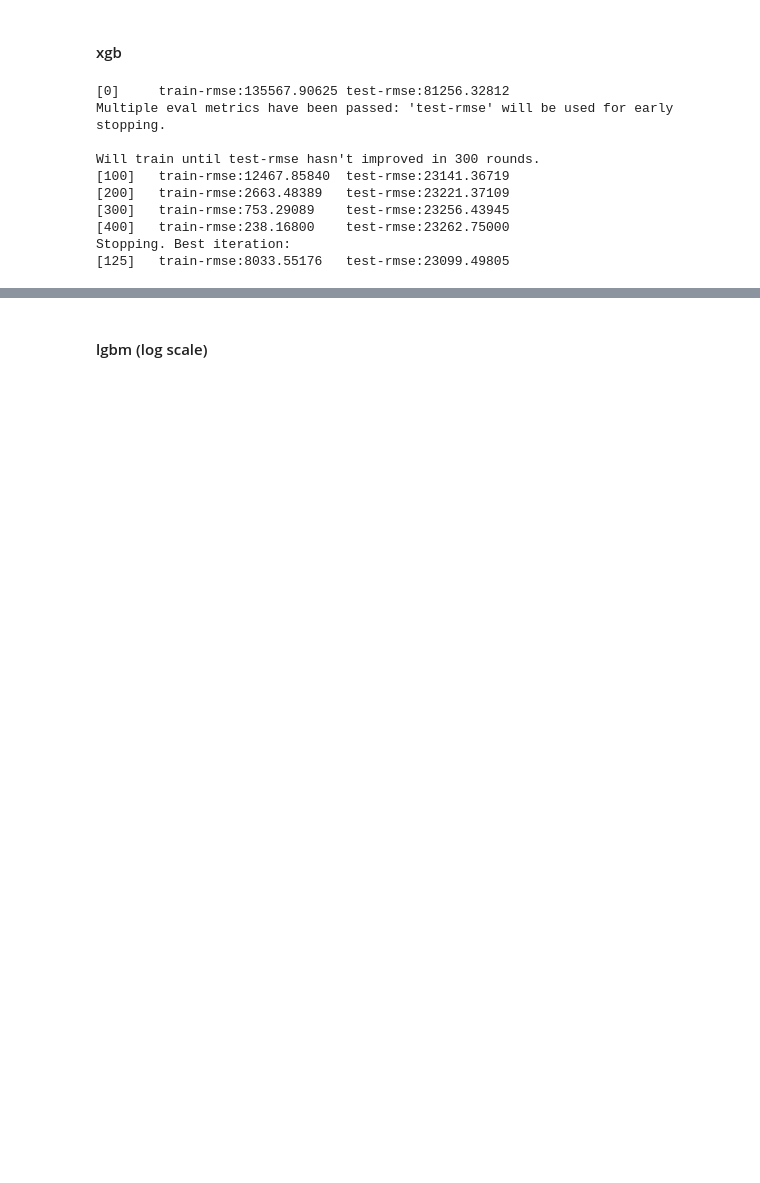
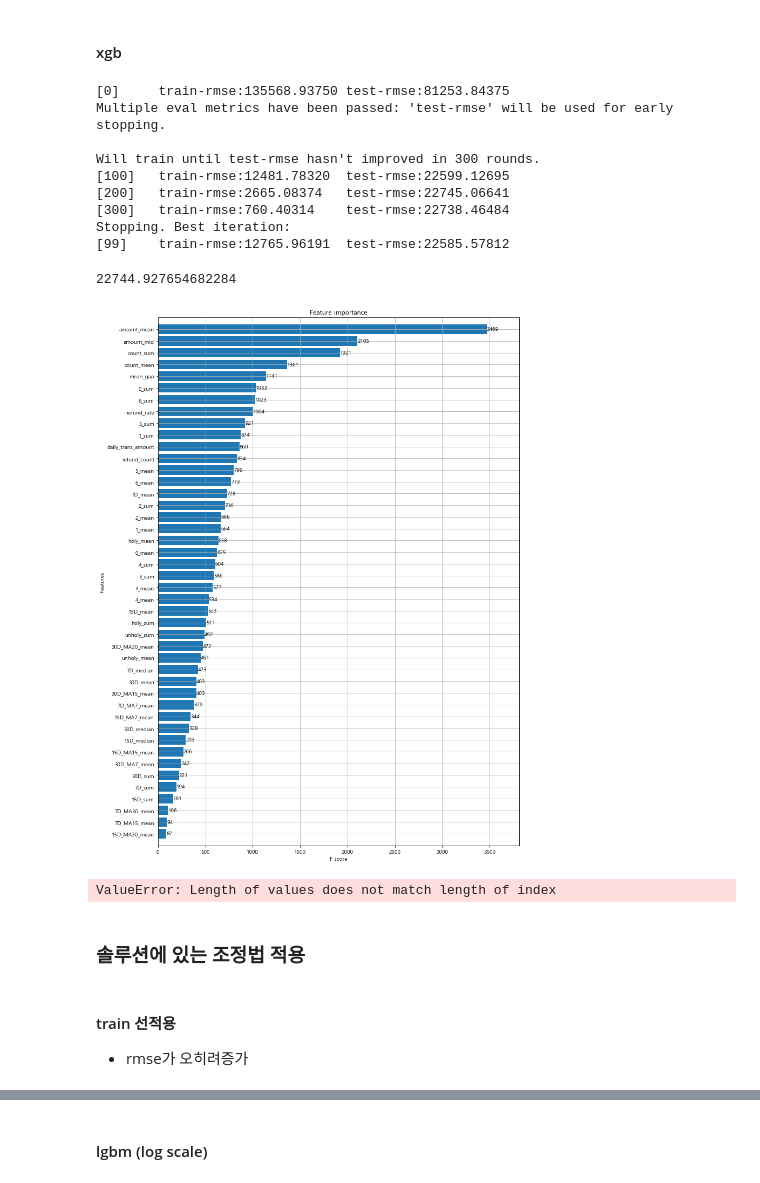
Before and after one commit to bbiyongel/Dacon_funda, a Jupyter notebook: 2nd round.ipynb, the cells around one changed output, grey strips where cells are left out. Saved outputs shown, nothing was run; the diff lists cells and outputs as text; code cells hidden in the pictures; blank space fills up the shorter version.

```diff
--- a/2nd round.ipynb
+++ b/2nd round.ipynb
@@ -100,6 +86,19 @@ def reform_data(df, isTrain = True):
     최초 거래일자부터의 데이터를 결합. 마지막 100일의 거래금액은 y로 변환
 
     all_dates는 train,test의 날짜를 결합해놓은 데이터
+
+    추가되는 feature
+    amount_mean, amount_mid : 전체 거래금액 평균 및 중앙값
+    count_sum, count_mean : 전체 거래횟수 및 평균 거래횟수
+    refund_count, refund_rate : 전체 환불횟수 및 환불비율
+    daily_trans_amount : 일별 평균 거래금액
+    mean_gap : 다음날짜까지의 거래기간의 평균
+    0~6_sum, 0~6_mean : 요일별 전체 거래금액 및 평균 거래금액
+    unholy, holy_mean, sum : 평일/주말 평균 거래 금액 및 전체 거래금액
+    7D,15D,30D_sum, median, mean : 마지막 날짜에서 7,15,30일간 거래금액
+    7,15,30D_MA7_mean : 마지막 날짜에서 7,15,30일간 7일간 이동평균
+    7,15,30D_MA15_mean : 마지막 날짜에서 7,15,30일간 15일간 이동평균
+    7,15,30D_MA30_mean : 마지막 날짜에서 7,15,30일간 30일간 이동평균
 
     Parameters
     ---------
@@ -210,16 +209,16 @@ def reform_data(df, isTrain = True):
         feat['30D_sum'] = store_x.last('30D').amount_sum.sum()
 
         feat['7D_MA7_mean'] = store_x.last('7D').MA7.mean()
+        feat['15D_MA7_mean'] = store_x.last('15D').MA7.mean()
+        feat['30D_MA7_mean'] = store_x.last('30D').MA7.mean()
+
+        feat['7D_MA15_mean'] = store_x.last('7D').MA15.mean()
         feat['15D_MA15_mean'] = store_x.last('15D').MA15.mean()
+        feat['30D_MA15_mean'] = store_x.last('30D').MA15.mean()
+
+        feat['7D_MA30_mean'] = store_x.last('7D').MA30.mean()
+        feat['15D_MA30_mean'] = store_x.last('15D').MA30.mean()
         feat['30D_MA30_mean'] = store_x.last('30D').MA30.mean()
-
-        feat['7D_MA7_median'] = store_x.last('7D').MA7.median()
-        feat['15D_MA15_median'] = store_x.last('15D').MA15.median()
-        feat['30D_MA30_median'] = store_x.last('30D').MA30.median()
-
-        feat['7D_MA7_sum'] = store_x.last('7D').MA7.sum()
-        feat['15D_MA15_sum'] = store_x.last('15D').MA15.sum()
-        feat['30D_MA30_sum'] = store_x.last('30D').MA30.sum()
 
         fin_ls.append(feat)
 
@@ -329,19 +330,27 @@ def XGB_regressor(train_X, train_y, test_X, test_y, metric, feature_name = None,
 # %%
 model = XGB_regressor(train_X, train_y, test_X, test_y, 'rmse')
 # %% [output]
-[0]     train-rmse:135567.90625 test-rmse:81256.32812
+[0]     train-rmse:135568.93750 test-rmse:81253.84375
 Multiple eval metrics have been passed: 'test-rmse' will be used for early stopping.
 
 Will train until test-rmse hasn't improved in 300 rounds.
-[100]   train-rmse:12467.85840  test-rmse:23141.36719
-[200]   train-rmse:2663.48389   test-rmse:23221.37109
-[300]   train-rmse:753.29089    test-rmse:23256.43945
-[400]   train-rmse:238.16800    test-rmse:23262.75000
+[100]   train-rmse:12481.78320  test-rmse:22599.12695
+[200]   train-rmse:2665.08374   test-rmse:22745.06641
+[300]   train-rmse:760.40314    test-rmse:22738.46484
 Stopping. Best iteration:
-[125]   train-rmse:8033.55176   test-rmse:23099.49805
+[99]    train-rmse:12765.96191  test-rmse:22585.57812
 # %%
 y_pred = model.predict(xgb.DMatrix(test_X))
 score = np.sqrt(mean_squared_error(test_y, y_pred))
+score
+# %% [output]
+22744.927654682284
+# %%
+fig, ax = plt.subplots(figsize=(12,18))
+xgb.plot_importance(model, max_num_features=50, height=0.8, ax=ax)
+plt.show()
+# %% [output]
+[figure, added]
 # %%
 #몇가지 조정을 더 거친후 제출할 답변임
 y_pred = model.predict(xgb.DMatrix(reform_test[col]), ntree_limit = model.best_ntree_limit)
@@ -351,3 +360,7 @@ submission['total_sales'] = y_pred
 today = datetime.datetime.today().date()
 os.makedirs('./submission/',exist_ok=True)
 submission.to_csv(f'./submission/submission_{today}_xgb_{score}_rmse.csv',index=False)
+# %% [output]
+ValueError: Length of values does not match length of index
+# %% [markdown]
+### 솔루션에 있는 조정법 적용
@@ -353,0 +372,3 @@ submission.to_csv(f'./submission/submission_{today}_xgb_{score}_rmse.csv',index=
+# %% [markdown]
+#### train 선적용
+* rmse가 오히려증가
```
Also changed, not shown: parts of 17 cells of this notebook, 3 other files.
